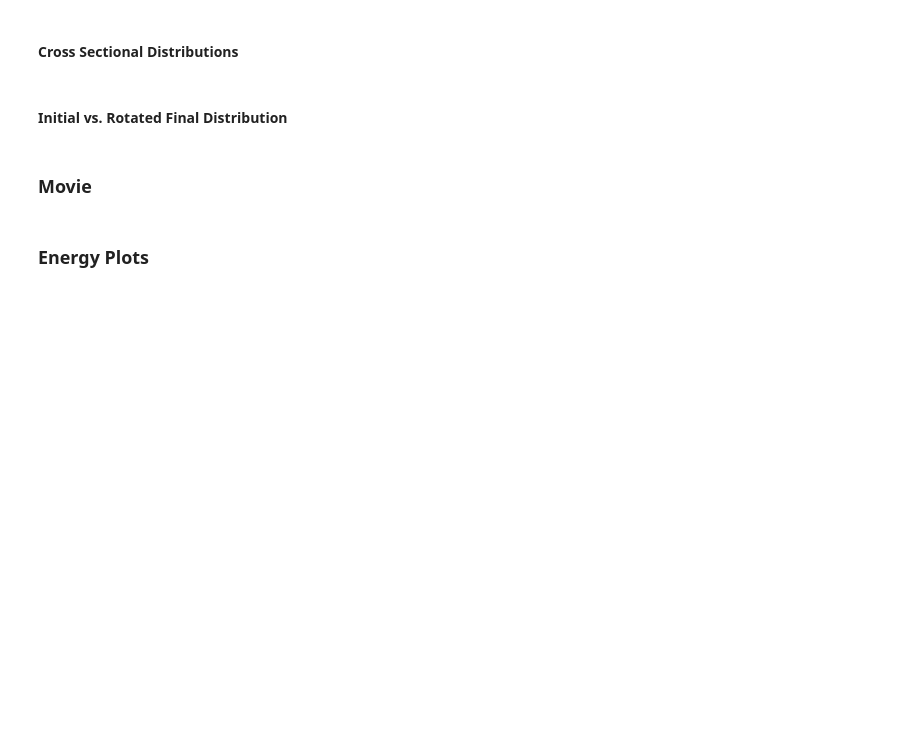
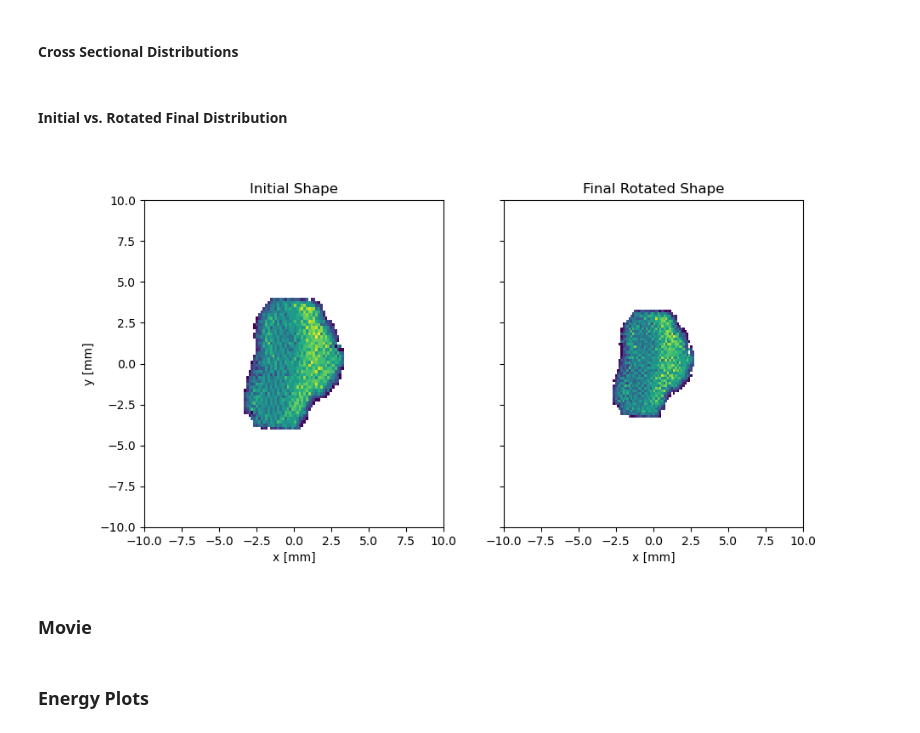
Before and after one commit to slaclab/xta, a Jupyter notebook: examples/scan_B_example.ipynb, the cells around one changed output. Drawn from its saved outputs; the diff is of its cells as text; code cells hidden in the pictures; blank space fills up the shorter version.

```diff
--- a/examples/scan_B_example.ipynb
+++ b/examples/scan_B_example.ipynb
@@ -28,33 +28,33 @@ os.chdir(xta_path)
 sim_path = '/Users/colinrecker/Google Drive/My Drive/Colin/Simulations'
 
 #Defining tumor scan path and scrape name of file
-init_dcm_path = os.path.join(sim_path, 'inputs', 'Fluence Maps Anon', 'Field 1 Anon', 'field1.dcm')
+init_dcm_path = os.path.join(sim_path, 'inputs', 'Fluence Maps Anon', 'Field 2 Anon', 'field2.dcm')
 
 #Defining vcc laser images path
 vcc_path = os.path.join(sim_path, 'inputs', 'laser_mat_images', '*.mat')
 
-field1 = xta_sim(xta_path, sim_path, init_dcm_path, vcc_path)
+field2 = xta_sim(xta_path, sim_path, init_dcm_path, vcc_path)
 # %% [markdown]
 ### Generating Initial Electron Distribution
 # %%
 #Configuring distribution settings (distgen.yaml file)
-field1.dist.input['n_particle'] = int(1e4)
+field2.dist.input['n_particle'] = int(1e4)
 fwhm = 0.06/2.355 # 60 fs = 0.06 ps
-field1.dist.input['t_dist']['sigma_t']['value'] = fwhm
+field2.dist.input['t_dist']['sigma_t']['value'] = fwhm
 
 #Generating distribution with first index of laser images
-particles, dist = field1.generate_dist(0)
+particles, dist = field2.generate_dist(0)
 # %% [markdown]
 ## Run Simulation
 # %% [markdown]
 ### Configure Astra
 # %%
 #Adjusting astra inputs (xta.in file)
-field1.astra.input['newrun']['zstart']=0.0
-field1.astra.input['newrun']['zstop'] = 0.25
-field1.astra.input['charge']['lspch'] = True
-field1.astra.input['newrun']['zphase'] = 50
-field1.astra.input['solenoid']['maxb(1)'] = 0.427
+field2.astra.input['newrun']['zstart']=0.0
+field2.astra.input['newrun']['zstop'] = 0.25
+field2.astra.input['charge']['lspch'] = True
+field2.astra.input['newrun']['zphase'] = 50
+field2.astra.input['solenoid']['maxb(1)'] = 0.427
 # %% [markdown]
 ### Run Single Scan
 # %%
@@ -88,6 +84,10 @@ field1.plot('initial_dist')
 #### Cross Sectional Distributions
 # %% [markdown]
 #### Initial vs. Rotated Final Distribution
+# %%
+field2.plot('initial_vs_rotated')
+# %% [output]
+[figure, added]
 # %% [markdown]
 ### Movie
 # %% [markdown]
```
Also changed, not shown: parts of 2 cells of this notebook, 5 other files.
